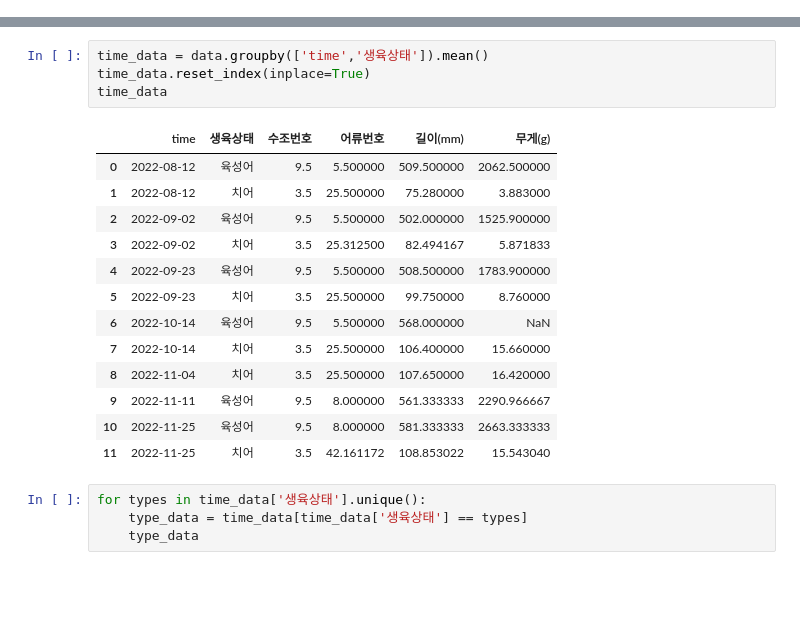
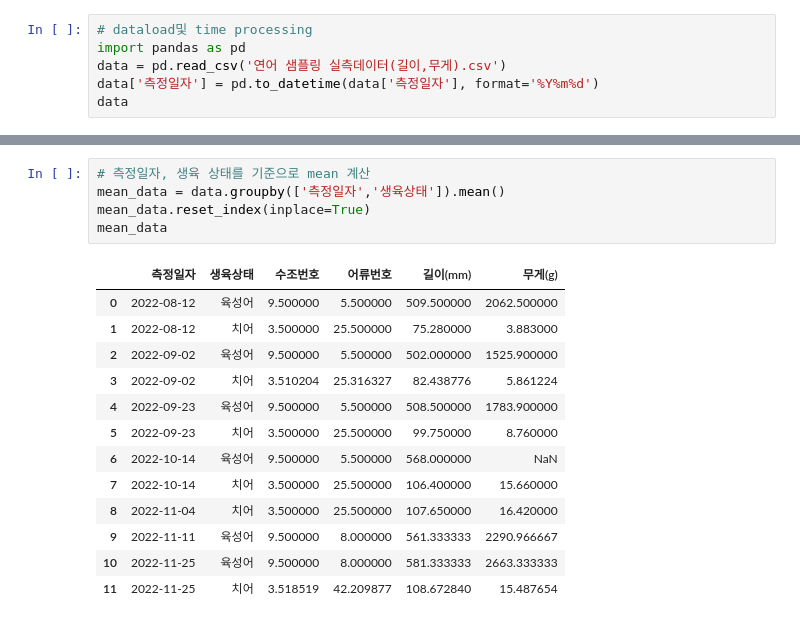
Before and after one commit to sigongjoa/salmon_ai, a Jupyter notebook: Dataset/salmon_time_series/강원도 데이터/2023_09_06_target_data_static.ipynb, the cells around one changed output, grey strips where cells are left out. Drawn from its saved outputs; the diff is of its cells as text; blank space fills up the shorter version.

Commit message:
target_data_static update

```diff
--- a/Dataset/salmon_time_series/강원도 데이터/2023_09_06_target_data_static.ipynb
+++ b/Dataset/salmon_time_series/강원도 데이터/2023_09_06_target_data_static.ipynb
@@ -22,0 +5,6 @@ data
+# %%
+# dataload및 time processing
+import pandas as pd
+data = pd.read_csv('연어 샘플링 실측데이터(길이,무게).csv')
+data['측정일자'] = pd.to_datetime(data['측정일자'], format='%Y%m%d')
+data
@@ -23,22 +25,19 @@ data
 # %%
-time_data = data.groupby(['time','생육상태']).mean()
-time_data.reset_index(inplace=True)
-time_data
+# 측정일자, 생육 상태를 기준으로 mean 계산
+mean_data = data.groupby(['측정일자','생육상태']).mean()
+mean_data.reset_index(inplace=True)
+mean_data
 # %% [output]
-|  | time | 생육상태 | 수조번호 | 어류번호 | 길이(mm) | 무게(g) |
-| 0 | 2022-08-12 | 육성어 | 9.5 | 5.500000 | 509.500000 | 2062.500000 |
-| 1 | 2022-08-12 | 치어 | 3.5 | 25.500000 | 75.280000 | 3.883000 |
-| 2 | 2022-09-02 | 육성어 | 9.5 | 5.500000 | 502.000000 | 1525.900000 |
-| 3 | 2022-09-02 | 치어 | 3.5 | 25.312500 | 82.494167 | 5.871833 |
-| 4 | 2022-09-23 | 육성어 | 9.5 | 5.500000 | 508.500000 | 1783.900000 |
-| 5 | 2022-09-23 | 치어 | 3.5 | 25.500000 | 99.750000 | 8.760000 |
-| 6 | 2022-10-14 | 육성어 | 9.5 | 5.500000 | 568.000000 | NaN |
-| 7 | 2022-10-14 | 치어 | 3.5 | 25.500000 | 106.400000 | 15.660000 |
-| 8 | 2022-11-04 | 치어 | 3.5 | 25.500000 | 107.650000 | 16.420000 |
-| 9 | 2022-11-11 | 육성어 | 9.5 | 8.000000 | 561.333333 | 2290.966667 |
-| 10 | 2022-11-25 | 육성어 | 9.5 | 8.000000 | 581.333333 | 2663.333333 |
-| 11 | 2022-11-25 | 치어 | 3.5 | 42.161172 | 108.853022 | 15.543040 |
+|  | 측정일자 | 생육상태 | 수조번호 | 어류번호 | 길이(mm) | 무게(g) |
+| 0 | 2022-08-12 | 육성어 | 9.500000 | 5.500000 | 509.500000 | 2062.500000 |
+| 1 | 2022-08-12 | 치어 | 3.500000 | 25.500000 | 75.280000 | 3.883000 |
+| 2 | 2022-09-02 | 육성어 | 9.500000 | 5.500000 | 502.000000 | 1525.900000 |
+| 3 | 2022-09-02 | 치어 | 3.510204 | 25.316327 | 82.438776 | 5.861224 |
+| 4 | 2022-09-23 | 육성어 | 9.500000 | 5.500000 | 508.500000 | 1783.900000 |
+| 5 | 2022-09-23 | 치어 | 3.500000 | 25.500000 | 99.750000 | 8.760000 |
+| 6 | 2022-10-14 | 육성어 | 9.500000 | 5.500000 | 568.000000 | NaN |
+| 7 | 2022-10-14 | 치어 | 3.500000 | 25.500000 | 106.400000 | 15.660000 |
+| 8 | 2022-11-04 | 치어 | 3.500000 | 25.500000 | 107.650000 | 16.420000 |
+| 9 | 2022-11-11 | 육성어 | 9.500000 | 8.000000 | 561.333333 | 2290.966667 |
+| 10 | 2022-11-25 | 육성어 | 9.500000 | 8.000000 | 581.333333 | 2663.333333 |
+| 11 | 2022-11-25 | 치어 | 3.518519 | 42.209877 | 108.672840 | 15.487654 |
-# %%
-for types in time_data['생육상태'].unique():
-    type_data = time_data[time_data['생육상태'] == types]
-    type_data
```
Also changed, not shown: parts of 7 cells of this notebook, 2 other files.
